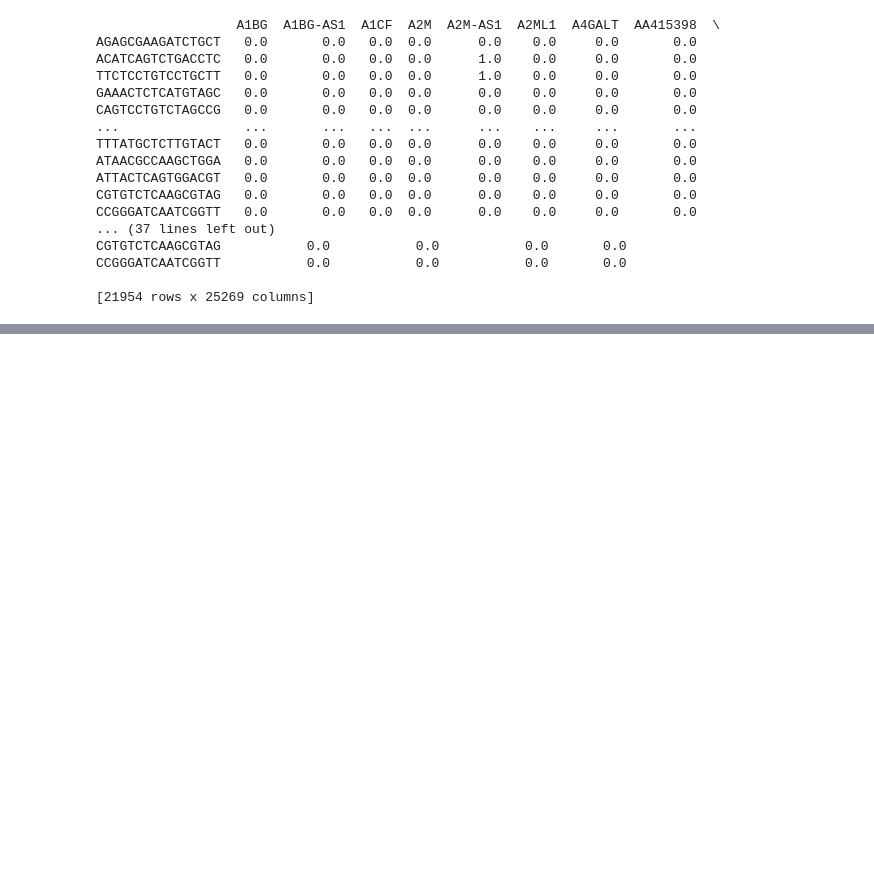
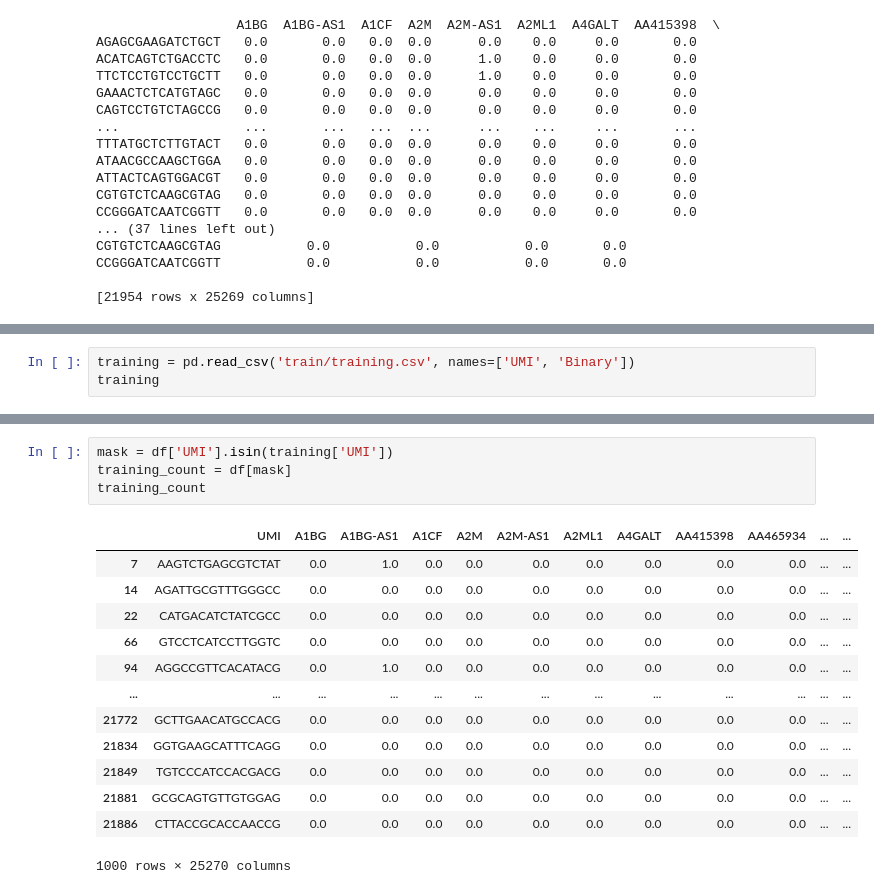
Before and after one commit to huyingguo/Hackathon-Summer-2023, a Jupyter notebook: test.ipynb, the cells around one changed output, grey strips where cells are left out. Cells and saved outputs as stored; diff of their text form; blank space fills up the shorter version.

```diff
--- a/test.ipynb
+++ b/test.ipynb
@@ -193,0 +204,3 @@ df[df['A1BG'] != 0]
+# %%
+training = pd.read_csv('train/training.csv', names=['UMI', 'Binary'])
+training
@@ -193,0 +253,18 @@ df[df['A1BG'] != 0]
+# %%
+mask = df['UMI'].isin(training['UMI'])
+training_count = df[mask]
+training_count
+# %% [output]
+|  | UMI | A1BG | A1BG-AS1 | A1CF | A2M | A2M-AS1 | A2ML1 | A4GALT | AA415398 | AA465934 | ... | ... |
+| 7 | AAGTCTGAGCGTCTAT | 0.0 | 1.0 | 0.0 | 0.0 | 0.0 | 0.0 | 0.0 | 0.0 | 0.0 | ... | ... |
+| 14 | AGATTGCGTTTGGGCC | 0.0 | 0.0 | 0.0 | 0.0 | 0.0 | 0.0 | 0.0 | 0.0 | 0.0 | ... | ... |
+| 22 | CATGACATCTATCGCC | 0.0 | 0.0 | 0.0 | 0.0 | 0.0 | 0.0 | 0.0 | 0.0 | 0.0 | ... | ... |
+| 66 | GTCCTCATCCTTGGTC | 0.0 | 0.0 | 0.0 | 0.0 | 0.0 | 0.0 | 0.0 | 0.0 | 0.0 | ... | ... |
+| 94 | AGGCCGTTCACATACG | 0.0 | 1.0 | 0.0 | 0.0 | 0.0 | 0.0 | 0.0 | 0.0 | 0.0 | ... | ... |
+| ... | ... | ... | ... | ... | ... | ... | ... | ... | ... | ... | ... | ... |
+| 21772 | GCTTGAACATGCCACG | 0.0 | 0.0 | 0.0 | 0.0 | 0.0 | 0.0 | 0.0 | 0.0 | 0.0 | ... | ... |
+| 21834 | GGTGAAGCATTTCAGG | 0.0 | 0.0 | 0.0 | 0.0 | 0.0 | 0.0 | 0.0 | 0.0 | 0.0 | ... | ... |
+| 21849 | TGTCCCATCCACGACG | 0.0 | 0.0 | 0.0 | 0.0 | 0.0 | 0.0 | 0.0 | 0.0 | 0.0 | ... | ... |
+| 21881 | GCGCAGTGTTGTGGAG | 0.0 | 0.0 | 0.0 | 0.0 | 0.0 | 0.0 | 0.0 | 0.0 | 0.0 | ... | ... |
+| 21886 | CTTACCGCACCAACCG | 0.0 | 0.0 | 0.0 | 0.0 | 0.0 | 0.0 | 0.0 | 0.0 | 0.0 | ... | ... |
+1000 rows × 25270 columns
```
Also changed, not shown: parts of 18 cells of this notebook, 1 other file.
